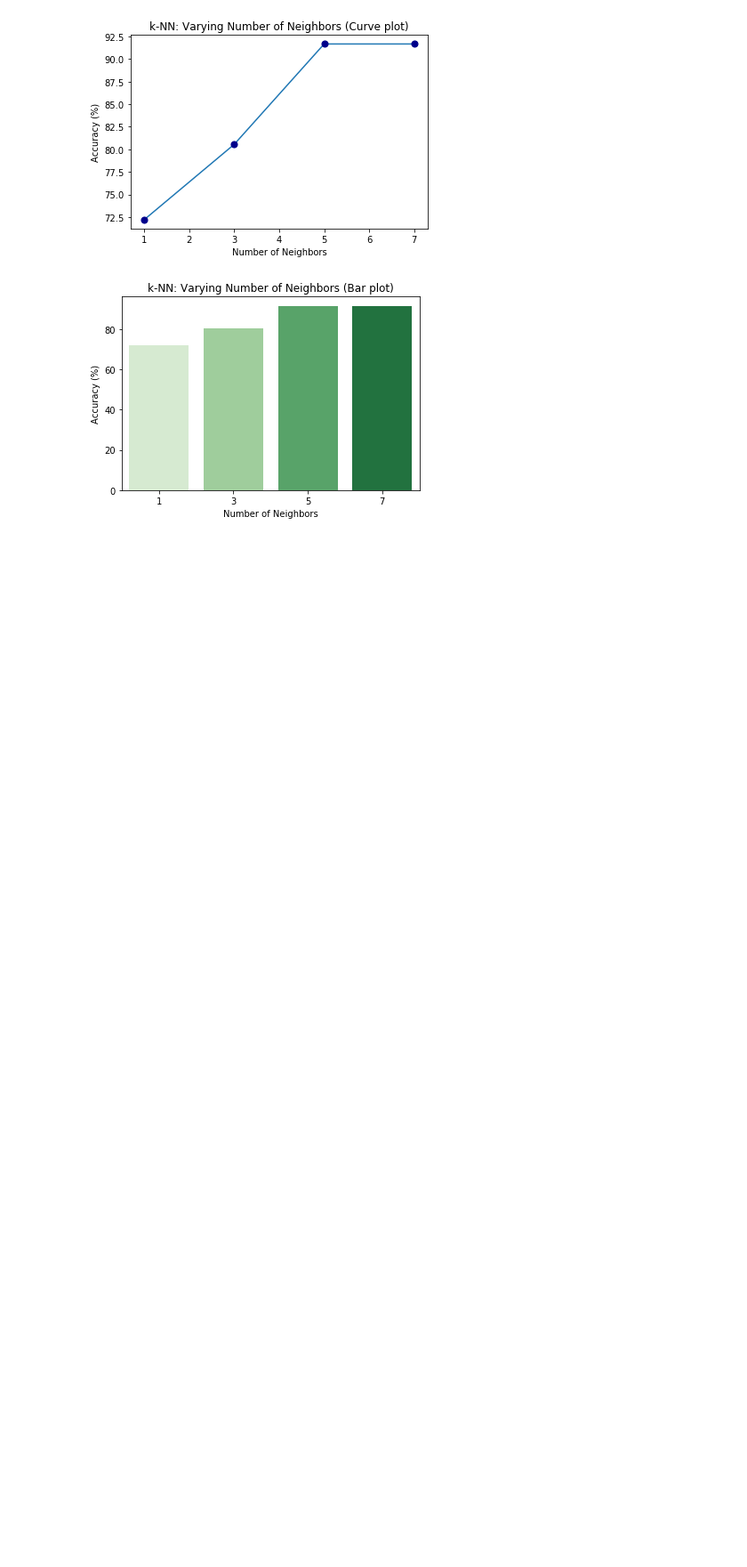
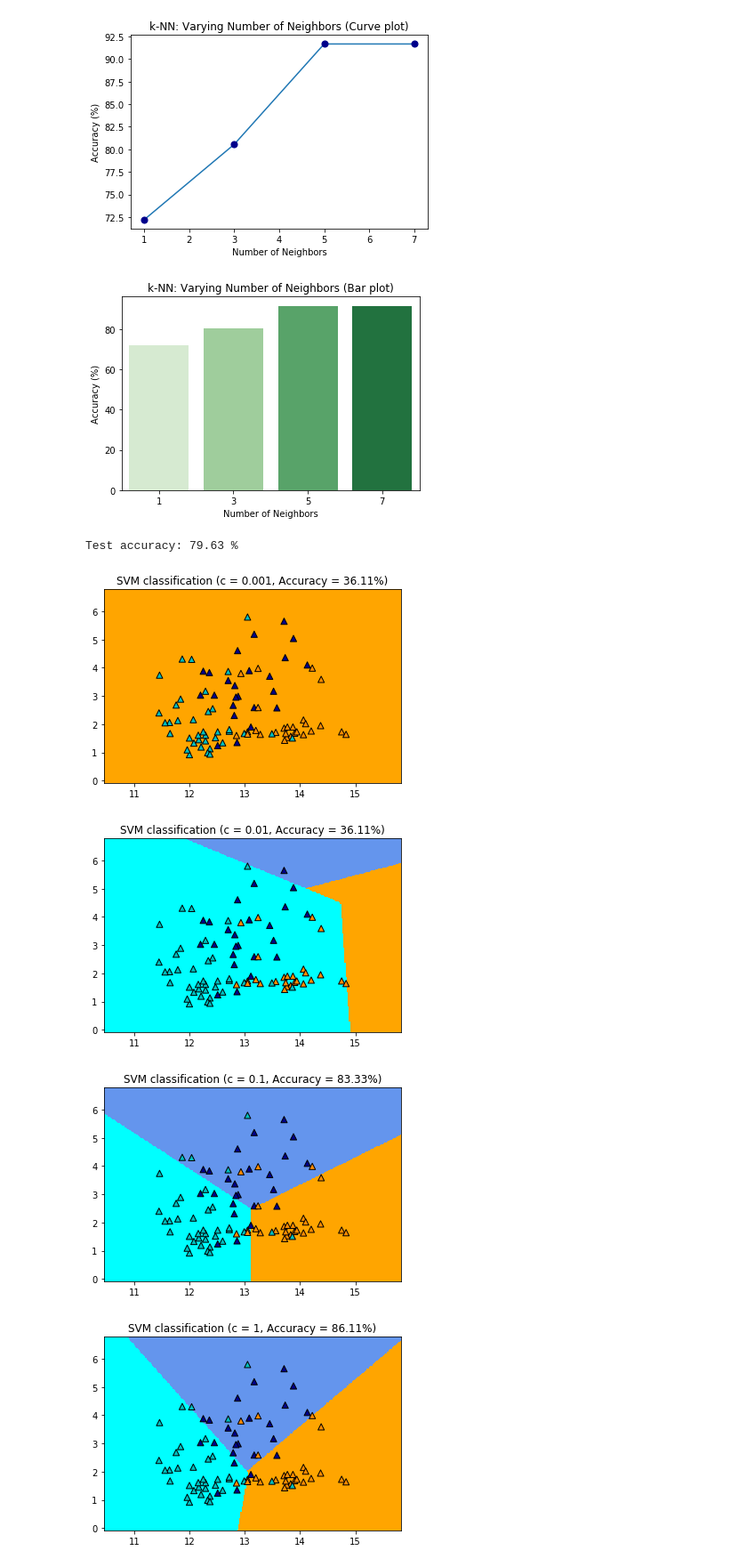
Before and after one commit to SimonettaBodojra/MLDL_HW1, a Jupyter notebook: HW1_Solution.ipynb, the cells around one changed output. Shown at 89% size. Drawn from its saved outputs; the diff is of its cells as text; code cells hidden in the pictures; blank space fills up the shorter version.

```diff
--- a/HW1_Solution.ipynb
+++ b/HW1_Solution.ipynb
@@ -123,3 +130,54 @@ plt.show()
 # %% [output]
 [figure]
 [figure]
+# %%
+#Seventh task
+bestK = max(list(accuracies_knn.items()), key=lambda v: v[1])[0]
+bestKNN = knns[bestK]
+
+#Train the model using the training sets
+bestKNN.fit(X_train_validation, y_train_validation)
+
+#Predict the response for test dataset
+y_pred = bestKNN.predict(X_test)
+
+#Accuracy
+print(f"Test accuracy: {accuracy_score(y_test, y_pred)*100:.2f} %")
+# %% [output]
+Test accuracy: 79.63 %
+# %%
+#Eighth
+svms_linear = {}
+accuracies_svm_linear = {}
+Cs = [0.001, 0.01, 0.1, 1, 10, 100, 1000]
+
+for c in Cs:
+
+    #Create SVM Classifier (kernel=linear)
+    svm = SVC(C=c, kernel="linear")
+    svms_linear[c] = svm
+
+    #Train the model using the training sets
+    svm.fit(X_train, y_train)
+
+    #Predict the response for validation dataset
+    y_pred = svm.predict(X_validation)
+
+    #Accuracy
+    accuracies_svm_linear[c] = accuracy_score(y_validation, y_pred)
+
+    #Plot decision boundary
+    ax = plot_decision(svm,xx,yy,cmap_light)
+
+    # Plot also the training points
+    ax.scatter(X0, X1, c=y_train, cmap=cmap_bold, edgecolor='k', s=50, marker='^')
+    ax.set_xlim(xx.min(), xx.max())
+    ax.set_ylim(yy.min(), yy.max())
+    ax.set_title(f"SVM classification (c = {c}, Accuracy = {accuracies_svm_linear[c]*100:.2f}%)")
+
+    plt.show()
+# %% [output]
+[figure, added]
+[figure, added]
+[figure, added]
+[figure, added]
```
Also changed, not shown: parts of 9 cells of this notebook.
